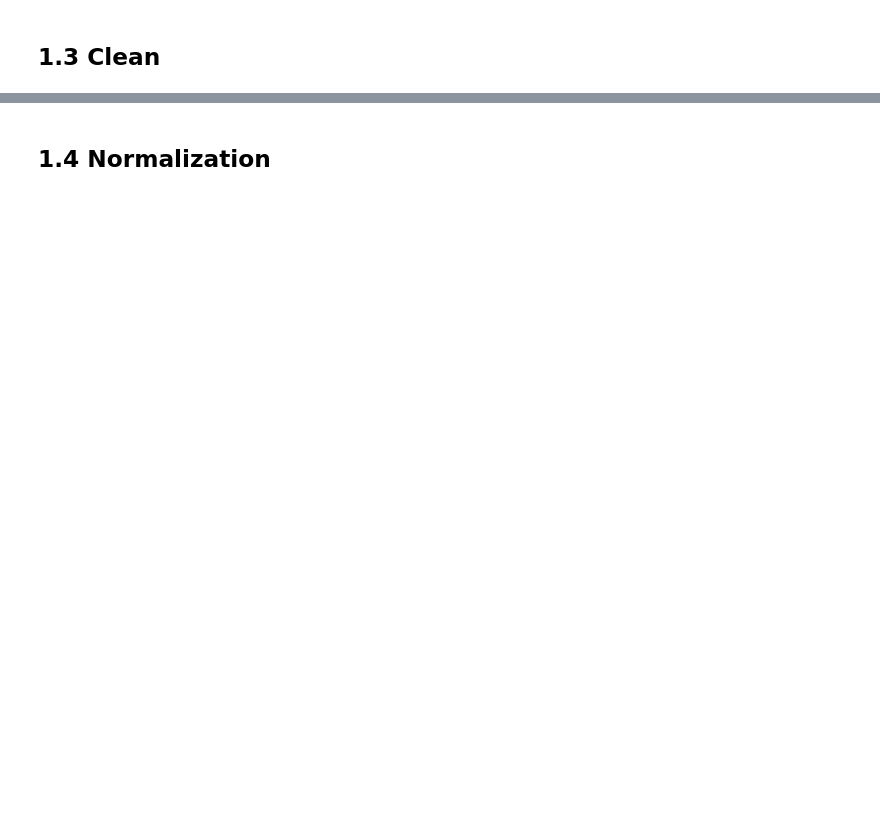
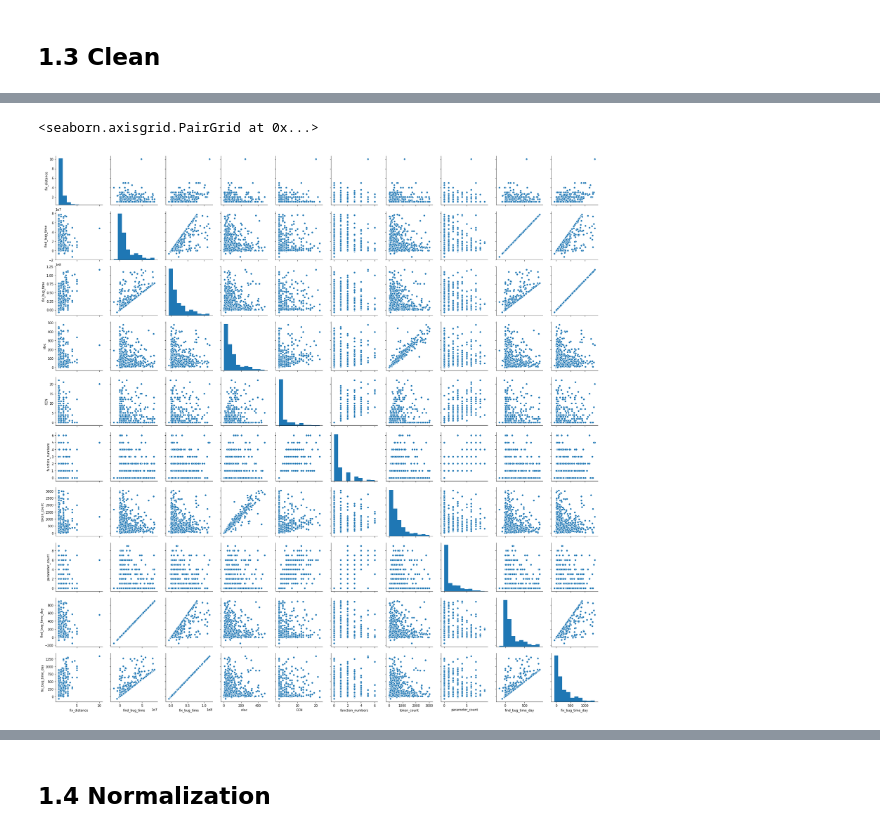
Before and after one commit to FishAndWasabi/groupwork18, a Jupyter notebook: FinalProject/preprocess/preprocess.ipynb, the cells around one changed output, grey strips where cells are left out. Cells and saved outputs as stored; diff of their text form; code cells hidden in the pictures; blank space fills up the shorter version.

```diff
--- a/FinalProject/preprocess/preprocess.ipynb
+++ b/FinalProject/preprocess/preprocess.ipynb
@@ -184,0 +201,14 @@ sns.pairplot(author)
+# %%
+columns = ['find_bug_time_day', 'fix_bug_time_day','find_bug_time', 'fix_bug_time', 'nloc', 'CCN', 'function_numbers', 'token_count', 'parameter_count']
+df1 = df
+for column in columns:
+    q1 = df.quantile(.25)[column]
+    q3 = df.quantile(.75)[column]
+    iqr = q3-q1
+    up_limit = q3 + iqr*1.5
+    down_limit = q1 - iqr*1.5
+    df1 = df1[(df1[column] < up_limit) & (df1[column] > down_limit)]
+sns.pairplot(df1)
+# %% [output]
+<seaborn.axisgrid.PairGrid at 0x...>
+[figure, added]
```
Also changed, not shown: parts of 8 cells of this notebook, 3 other files.
